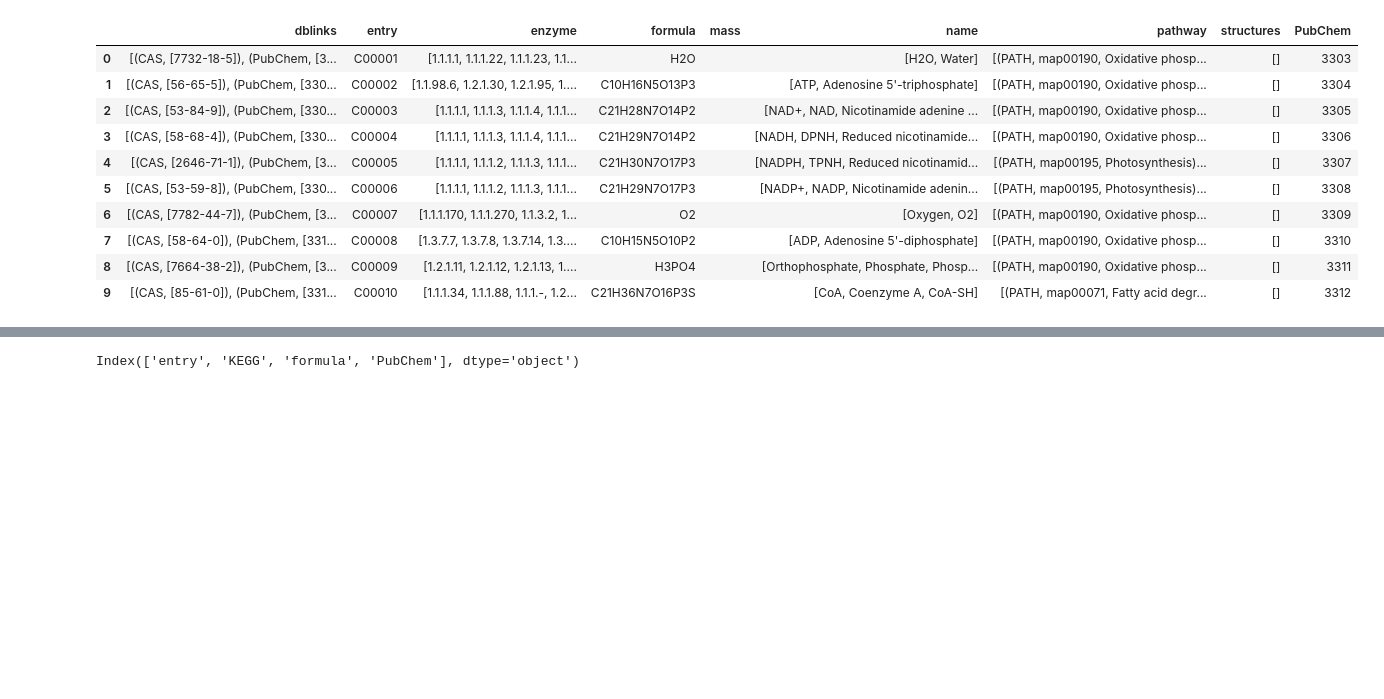
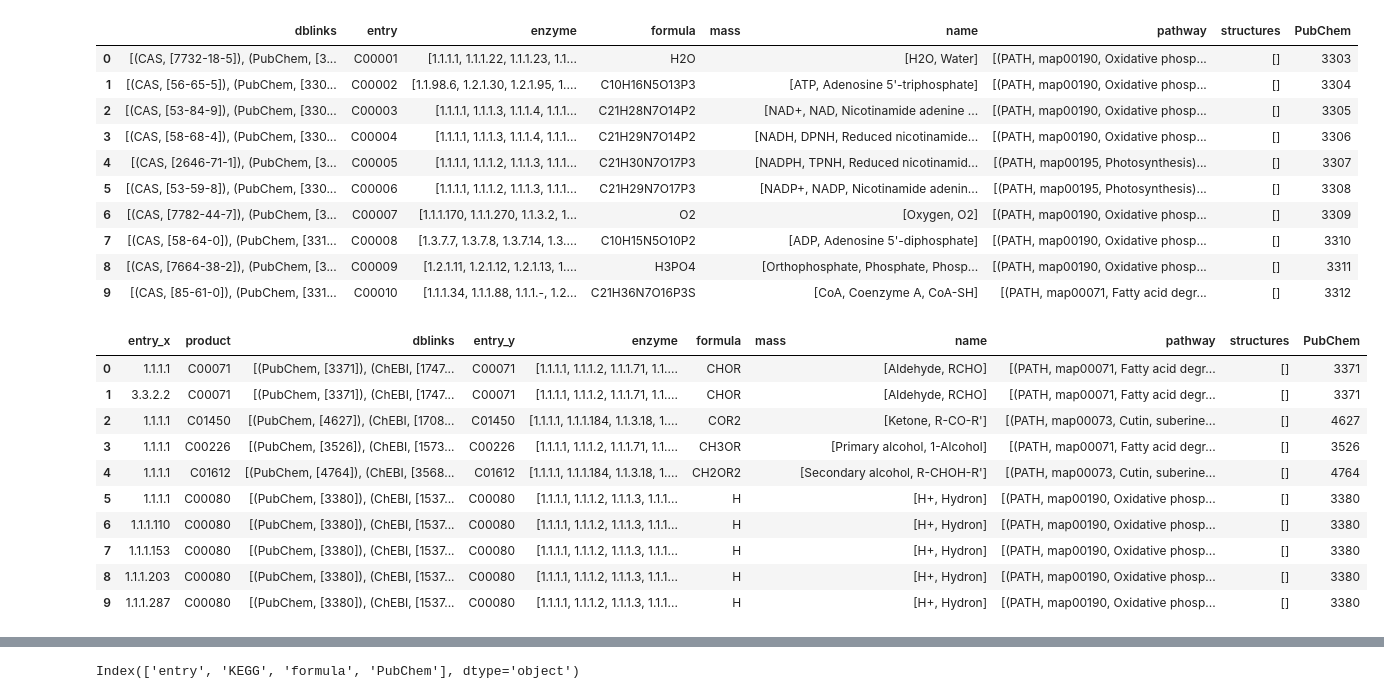
Before and after one commit to theicechol/metamoles, a Jupyter notebook: notebooks/KEGG_datacleaning.ipynb, the cells around one changed output, grey strips where cells are left out. Drawn from its saved outputs; the diff is of its cells as text; code cells hidden in the pictures; blank space fills up the shorter version.

```diff
--- a/notebooks/KEGG_datacleaning.ipynb
+++ b/notebooks/KEGG_datacleaning.ipynb
@@ -256,2 +277,11 @@ See the caveats in the documentation: http://pandas.pydata.org/pandas-docs/stabl
 # %%
-noNAenzyme_expand = noNAenzyme.products.apply(pd.Series).merge(noNAenzyme, left_index = True, right_index = True).drop(["products"], axis = 1).melt(id_vars = ['entry'], value_name = "product")
+def itemlist_eachrow(df,oldcolumnname,newcolumnname,enzymecolumn):
+    newdf = df[oldcolumnname].\
+    apply(pd.Series).\
+    merge(df, left_index=True, right_index=True).\
+    drop([oldcolumnname],axis=1).\
+    melt(id_vars=[enzymecolumn],value_name=newcolumnname).\
+    sort_values(by=[enzymecolumn]).\
+    dropna().\
+    drop(columns=["variable"])
+    return newdf
@@ -303,0 +288,6 @@ new
+# %%
+expanded_noNAenzyme = itemlist_eachrow(noNAenzyme,"products","product","entry")
+# %%
+#dropped duplicates within product column
+
+expanded_noNAenzyme.drop_duplicates(['entry','product'],keep='first',inplace=True)
@@ -357,5 +363,18 @@ compound_df.head(10)
 | 8 | [(CAS, [7664-38-2]), (PubChem, [3... | C00009 | [1.2.1.11, 1.2.1.12, 1.2.1.13, 1.... | H3PO4 |  | [Orthophosphate, Phosphate, Phosp... | [(PATH, map00190, Oxidative phosp... | [] | 3311 |
 | 9 | [(CAS, [85-61-0]), (PubChem, [331... | C00010 | [1.1.1.34, 1.1.1.88, 1.1.1.-, 1.2... | C21H36N7O16P3S |  | [CoA, Coenzyme A, CoA-SH] | [(PATH, map00071, Fatty acid degr... | [] | 3312 |
 # %%
-joint_enzyme_compound_df = new.merge(compound_df, left_on='product', right_on='entry')
+joint_enzyme_compound_df = expanded_noNAenzyme.merge(compound_df, left_on='product', right_on='entry')
+joint_enzyme_compound_df.head(10)
+# %% [output]
+|  | entry_x | product | dblinks | entry_y | enzyme | formula | mass | name | pathway | structures | PubChem |
+| 0 | 1.1.1.1 | C00071 | [(PubChem, [3371]), (ChEBI, [1747... | C00071 | [1.1.1.1, 1.1.1.2, 1.1.1.71, 1.1.... | CHOR |  | [Aldehyde, RCHO] | [(PATH, map00071, Fatty acid degr... | [] | 3371 |
+| 1 | 3.3.2.2 | C00071 | [(PubChem, [3371]), (ChEBI, [1747... | C00071 | [1.1.1.1, 1.1.1.2, 1.1.1.71, 1.1.... | CHOR |  | [Aldehyde, RCHO] | [(PATH, map00071, Fatty acid degr... | [] | 3371 |
+| 2 | 1.1.1.1 | C01450 | [(PubChem, [4627]), (ChEBI, [1708... | C01450 | [1.1.1.1, 1.1.1.184, 1.1.3.18, 1.... | COR2 |  | [Ketone, R-CO-R'] | [(PATH, map00073, Cutin, suberine... | [] | 4627 |
+| 3 | 1.1.1.1 | C00226 | [(PubChem, [3526]), (ChEBI, [1573... | C00226 | [1.1.1.1, 1.1.1.2, 1.1.1.71, 1.1.... | CH3OR |  | [Primary alcohol, 1-Alcohol] | [(PATH, map00071, Fatty acid degr... | [] | 3526 |
+| 4 | 1.1.1.1 | C01612 | [(PubChem, [4764]), (ChEBI, [3568... | C01612 | [1.1.1.1, 1.1.1.184, 1.1.3.18, 1.... | CH2OR2 |  | [Secondary alcohol, R-CHOH-R'] | [(PATH, map00073, Cutin, suberine... | [] | 4764 |
+| 5 | 1.1.1.1 | C00080 | [(PubChem, [3380]), (ChEBI, [1537... | C00080 | [1.1.1.1, 1.1.1.2, 1.1.1.3, 1.1.1... | H |  | [H+, Hydron] | [(PATH, map00190, Oxidative phosp... | [] | 3380 |
+| 6 | 1.1.1.110 | C00080 | [(PubChem, [3380]), (ChEBI, [1537... | C00080 | [1.1.1.1, 1.1.1.2, 1.1.1.3, 1.1.1... | H |  | [H+, Hydron] | [(PATH, map00190, Oxidative phosp... | [] | 3380 |
+| 7 | 1.1.1.153 | C00080 | [(PubChem, [3380]), (ChEBI, [1537... | C00080 | [1.1.1.1, 1.1.1.2, 1.1.1.3, 1.1.1... | H |  | [H+, Hydron] | [(PATH, map00190, Oxidative phosp... | [] | 3380 |
+| 8 | 1.1.1.203 | C00080 | [(PubChem, [3380]), (ChEBI, [1537... | C00080 | [1.1.1.1, 1.1.1.2, 1.1.1.3, 1.1.1... | H |  | [H+, Hydron] | [(PATH, map00190, Oxidative phosp... | [] | 3380 |
+| 9 | 1.1.1.287 | C00080 | [(PubChem, [3380]), (ChEBI, [1537... | C00080 | [1.1.1.1, 1.1.1.2, 1.1.1.3, 1.1.1... | H |  | [H+, Hydron] | [(PATH, map00190, Oxidative phosp... | [] | 3380 |
 # %%
```
Also changed, not shown: parts of 50 cells of this notebook.
